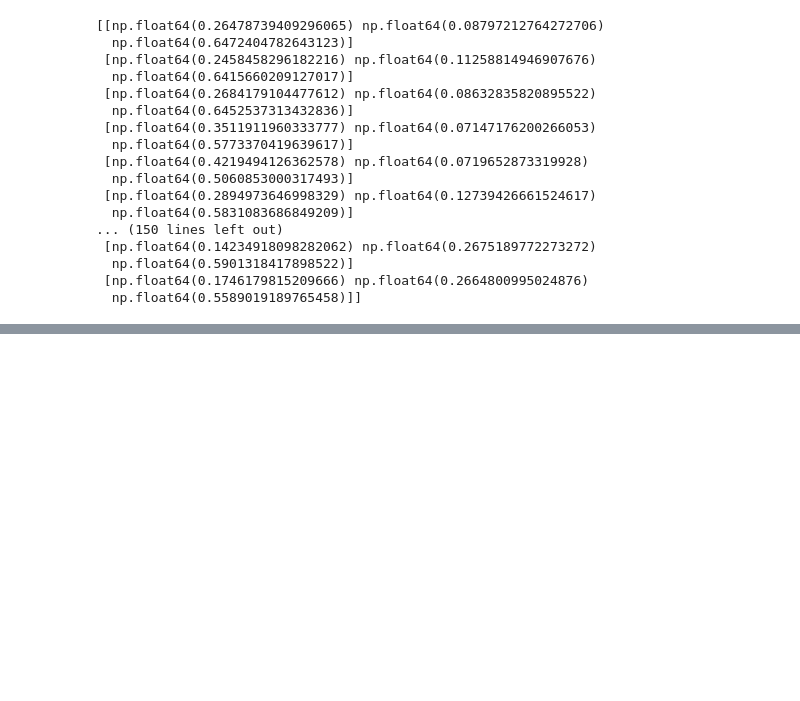
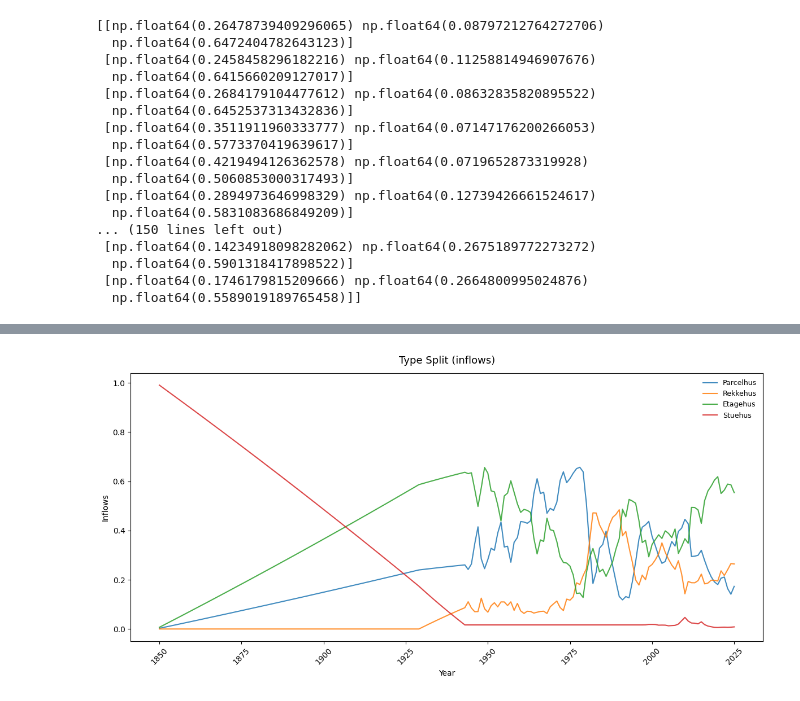
Before and after one commit to emilthestudious/TEP4290-project, a Jupyter notebook: type_split.ipynb, the cells around one changed output, grey strips where cells are left out. Cells and saved outputs as stored; diff of their text form; code cells hidden in the pictures; blank space fills up the shorter version.

```diff
--- a/type_split.ipynb
+++ b/type_split.ipynb
@@ -318,0 +404,37 @@ print(array_type_split_1943_2025)
+# %%
+#Slice from 1850 to 2025
+final_type_split_modern = final_type_split[(final_type_split['Year'] >= 1850) & (final_type_split['Year'] <= 2025)]
+
+#plot the same way
+plt.figure(figsize=(12, 6))
+
+final_type_split_modern['Year'] = final_type_split_modern['Year'].astype(str).str.extract(r'(\d{4})')[0].astype(int)
+
+for col in final_type_split_modern.columns[1:]:
+    final_type_split_modern[col] = pd.to_numeric(final_type_split_modern[col], errors='coerce')
+
+for column in final_type_split_modern.columns[1:]:
+    plt.plot(
+        final_type_split_modern['Year'],
+        final_type_split_modern[column],
+        label=column,
+        linewidth=1.5,      # thinner lines
+        alpha=0.85,         # slight transparency reduces visual clutter
+                            # marker removed entirely for sleekness
+    )
+
+plt.title('Type Split (inflows)', fontsize=13, pad=12)
+plt.xlabel('Year')
+plt.ylabel('Inflows')
+
+# tick every 25 years
+years = final_type_split_modern['Year']
+tick_years = range((years.min() // 25) * 25, years.max() + 1, 25)
+plt.xticks(list(tick_years), rotation=45)
+
+plt.legend(frameon=False, fontsize=9)  # cleaner legend, no box
+plt.grid(False)
+plt.tight_layout()
+plt.show()
+# %% [output]
+[figure, added]
```
Also changed, not shown: parts of 6 cells of this notebook, 3 other files.
